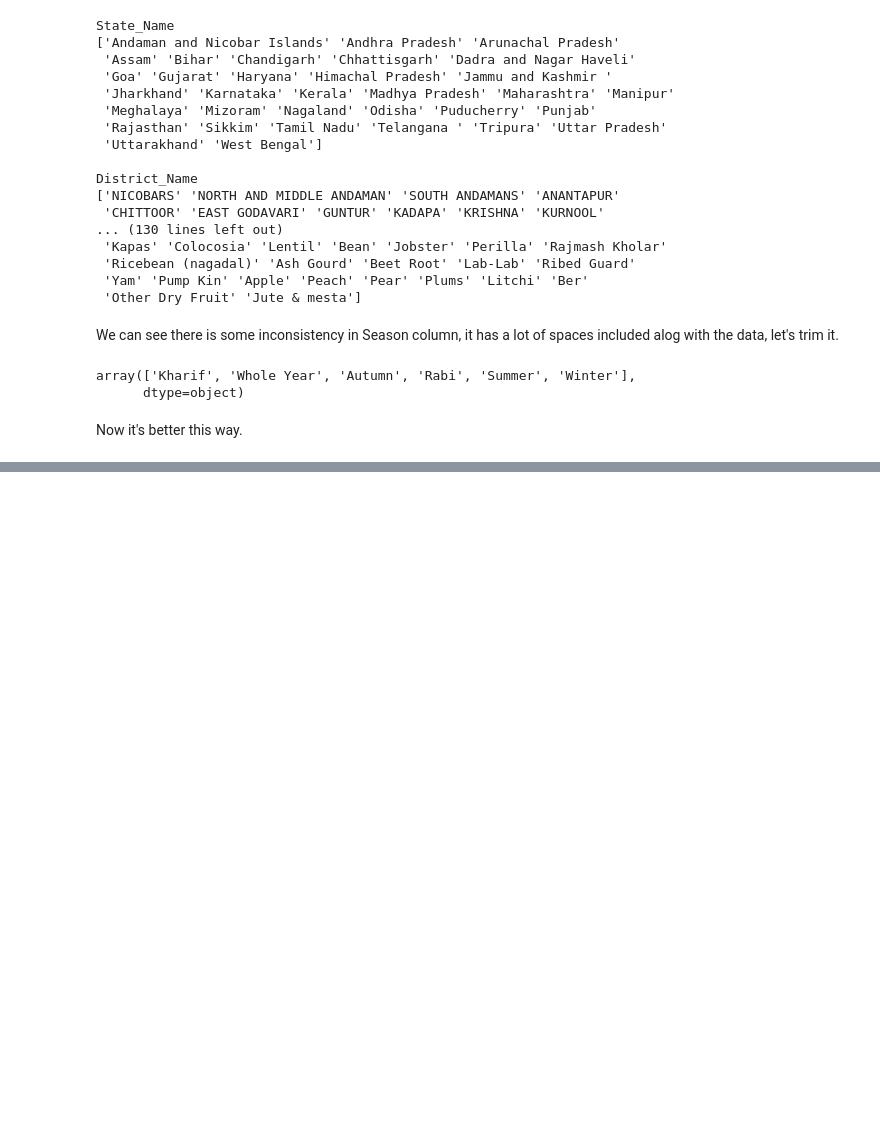
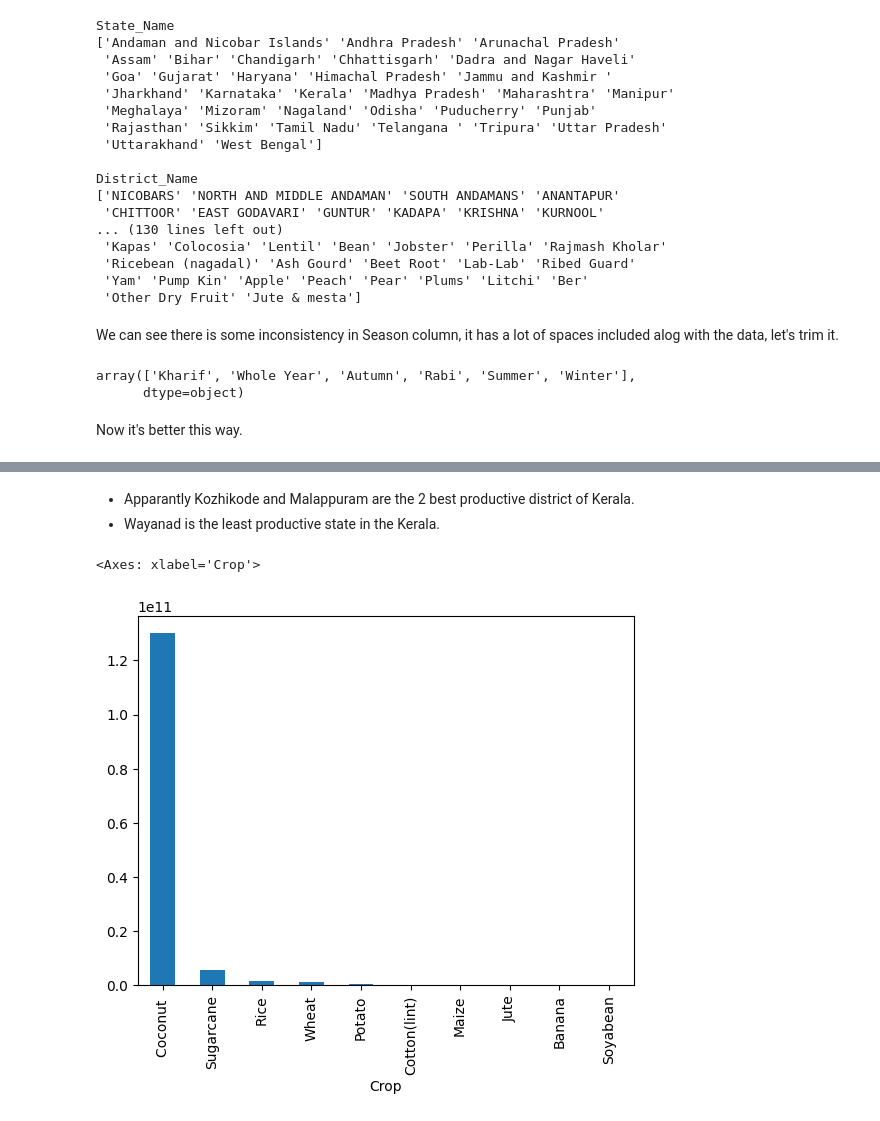
Before and after one commit to rizz045/Crop-Yield-Prediction-Using-ML, a Jupyter notebook: Crop_Yield_Prediction_In_India_Using_ML.ipynb, the cells around one changed output, grey strips where cells are left out. Saved outputs shown, nothing was run; the diff lists cells and outputs as text; code cells hidden in the pictures; blank space fills up the shorter version.

```diff
--- a/Crop_Yield_Prediction_In_India_Using_ML.ipynb
+++ b/Crop_Yield_Prediction_In_India_Using_ML.ipynb
@@ -125,0 +155,10 @@ sns.countplot(x=df["Season"])
+# %% [markdown]
+* Apparantly Kozhikode and Malappuram are the 2 best productive district of Kerala.
+* Wayanad is the least productive state in the Kerala.
+# %%
+# Let's check top 10 crop is getting yielded the most
+crop_grp = df.groupby('Crop')['Production'].sum().sort_values(ascending=False)
+crop_grp.head(10).plot(kind='bar')
+# %% [output]
+<Axes: xlabel='Crop'>
+[figure, added]
```
Also changed, not shown: parts of 11 cells of this notebook.
